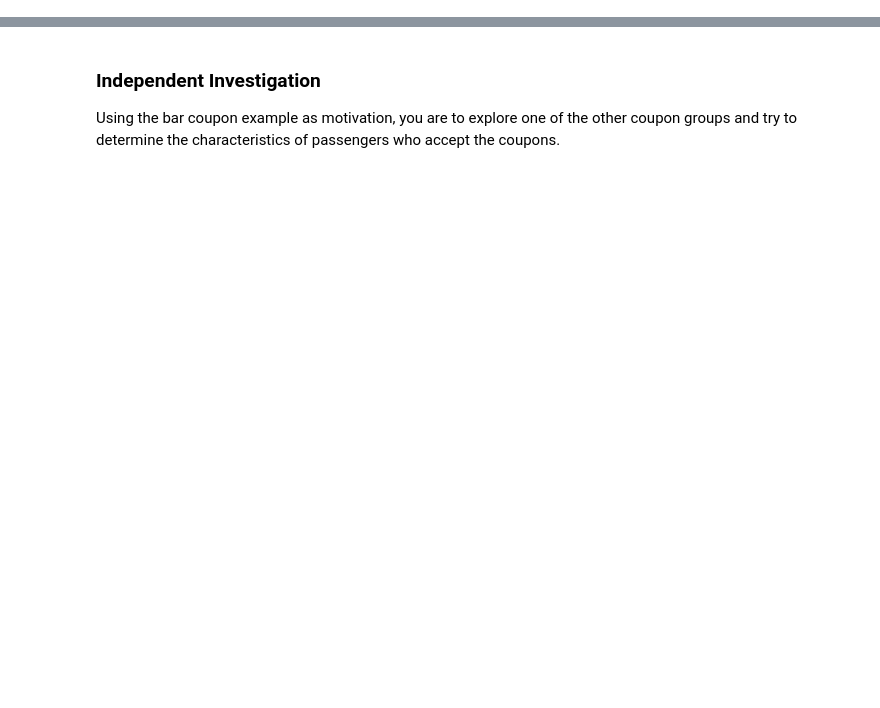
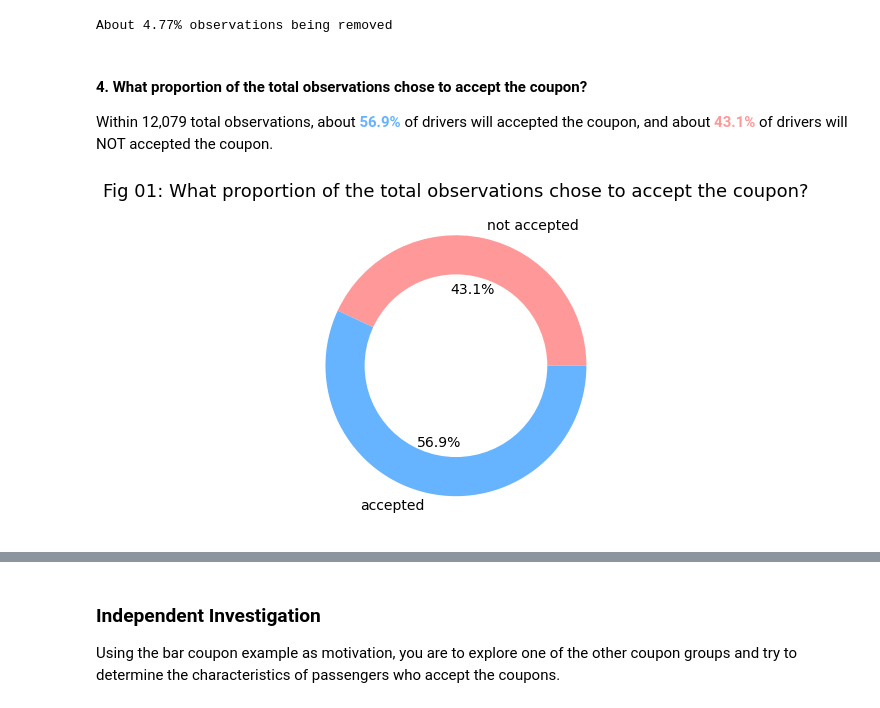
Before and after one commit to ytsai2937/kraftwerk, a Jupyter notebook: assignment_5_1_starter/assignment_5_1.ipynb, the cells around one changed output, grey strips where cells are left out. Saved outputs shown, nothing was run; the diff lists cells and outputs as text; code cells hidden in the pictures; blank space fills up the shorter version.

```diff
--- a/assignment_5_1_starter/assignment_5_1.ipynb
+++ b/assignment_5_1_starter/assignment_5_1.ipynb
@@ -283,0 +158,37 @@ plt.show()
+# %%
+df = data
+
+# Drop "car" column (about 99.1% missing data)
+df = df.drop(columns="car")
+
+# Drop "toCoupon_GEQ5min" column (100% of place is within 5 miles)
+df = df.drop(columns="toCoupon_GEQ5min")
+
+# Drop any rows with missing value (about 4.77% records being remove)
+df = df.dropna()
+
+# reset index
+df = df.reset_index()
+
+print('About %.2f%% observations being removed' %(100*(1-(df.shape[0]/data.shape[0]))))
+# %% [output]
+About 4.77% observations being removed
+# %% [markdown]
+#### 4. What proportion of the total observations chose to accept the coupon?
+
+Within 12,079 total observations, about **<font color=#66b3ff>56.9%</font>** of drivers will accepted the coupon, and about **<font color=#ff9999>43.1%</font>** of drivers will NOT accepted the coupon.
+# %%
+colors = ['#ff9999','#66b3ff','#99ff99','#ffcc99']
+
+fig_01 = plt.figure(figsize=(8,6),facecolor="white")
+df.groupby("Y").size().plot.pie(\
+    labels=["not accepted", "accepted"],
+    autopct="%1.1f%%",
+    colors=colors,
+    fontsize=14)
+plt.title("Fig 01: What proportion of the total observations chose to accept the coupon?",fontsize=18)
+plt.ylabel("")
+plt.gca().add_artist(plt.Circle((0,0),0.70,fc='white'))
+plt.show()
+# %% [output]
+[figure, added]
```
Also changed, not shown: parts of 74 cells of this notebook.
